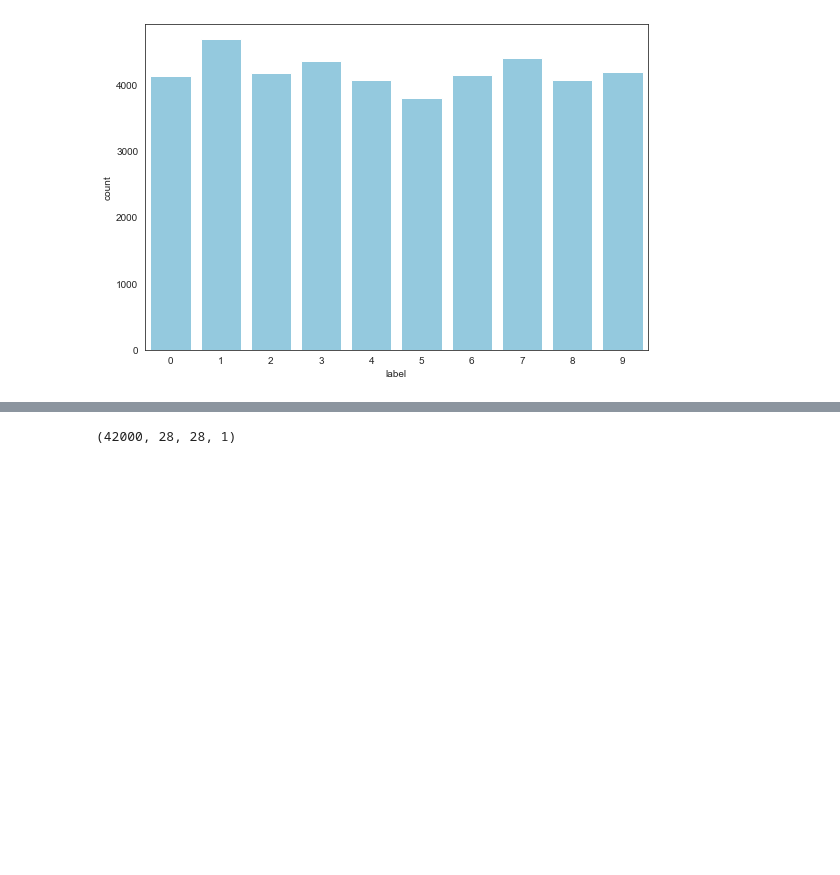
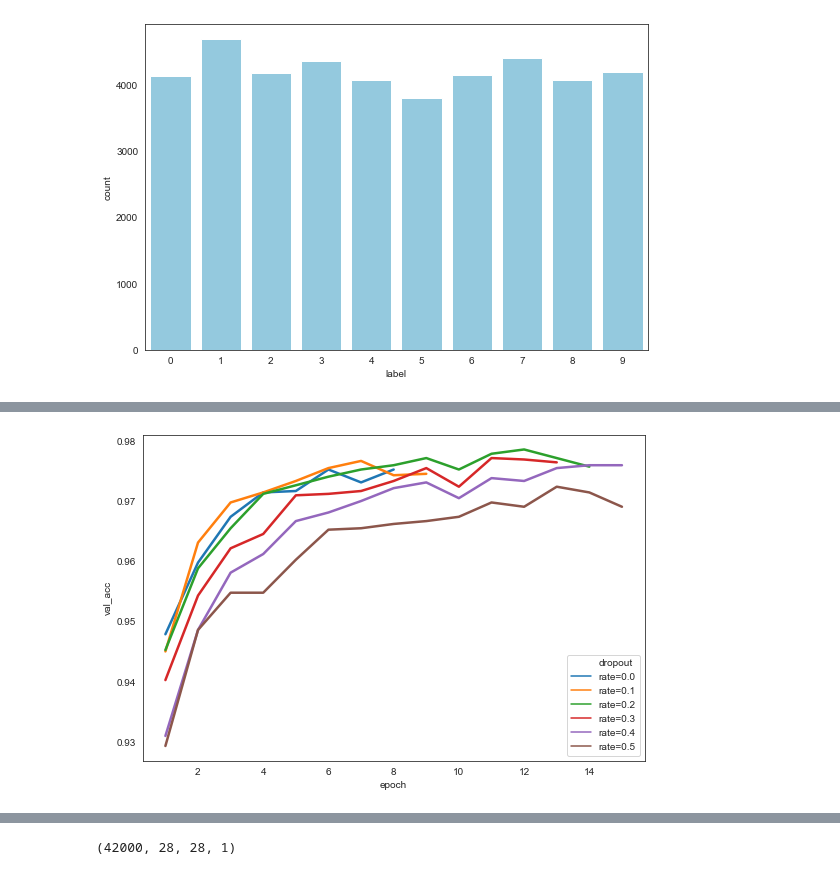
Before and after one commit to cedric-bertrand/DS-py, a Jupyter notebook: NN/mnist/mnist-nn.ipynb, the cells around one changed output, grey strips where cells are left out. Saved outputs shown, nothing was run; the diff lists cells and outputs as text; code cells hidden in the pictures; blank space fills up the shorter version.

```diff
--- a/NN/mnist/mnist-nn.ipynb
+++ b/NN/mnist/mnist-nn.ipynb
@@ -152 +225,7 @@ sns.lineplot(data=df_history[['acc','val_acc']], palette="tab10", linewidth=2.5)
+# %%
+# issue in seaborn when hue has numbers formatted as string - https://github.com/mwaskom/seaborn/issues/1515
+df_history['dropout'] = 'rate=' + df_history['dropout'].astype(str)
+sns.lineplot(x='epoch', y='val_acc', hue='dropout', data=df_history[['epoch','val_acc','dropout']], palette="tab10", linewidth=2.5);
+# %% [output]
+[figure, added]
 # %%
```
Also changed, not shown: parts of 26 cells of this notebook.
